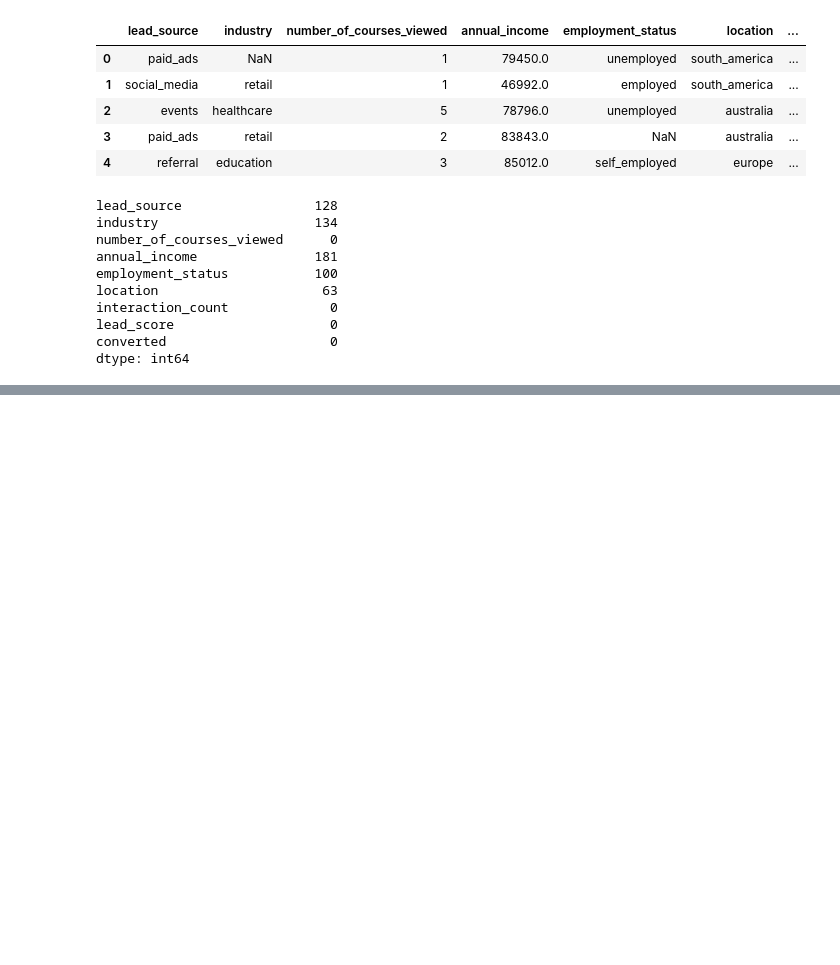
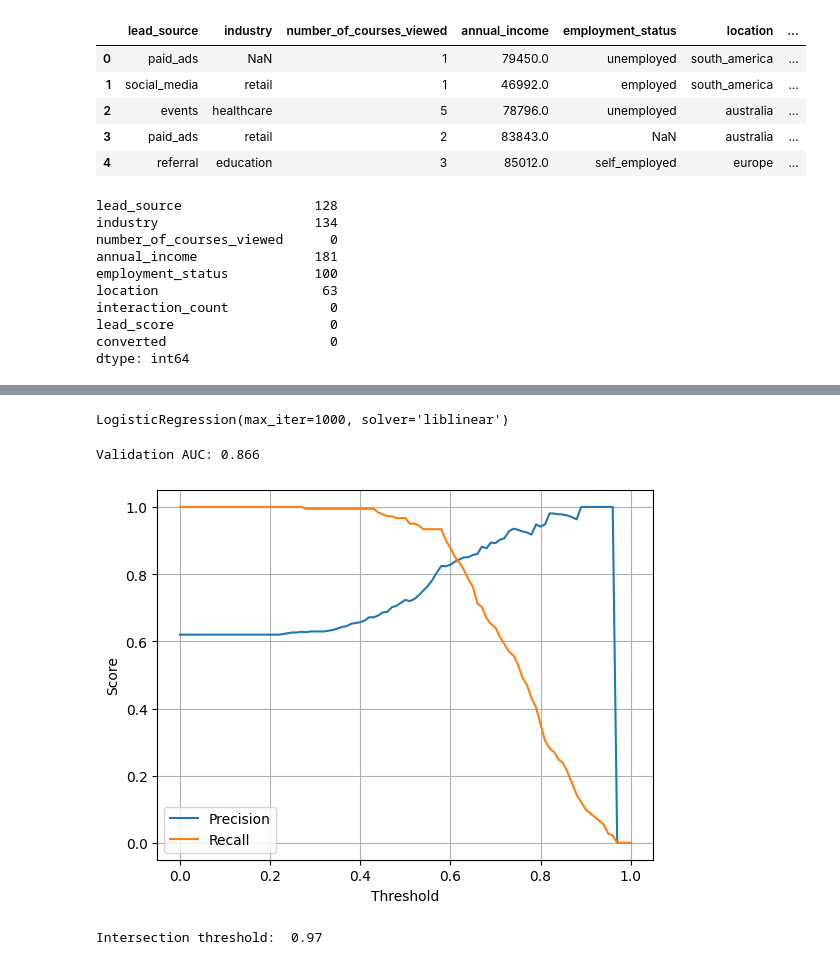
Before and after one commit to arm0406/machine-learning-zoomcamp-homework, a Jupyter notebook: 04-evaluation/homework-4.ipynb, the cells around one changed output, grey strips where cells are left out. Saved outputs shown, nothing was run; the diff lists cells and outputs as text; code cells hidden in the pictures; blank space fills up the shorter version.

```diff
--- a/04-evaluation/homework-4.ipynb
+++ b/04-evaluation/homework-4.ipynb
@@ -45,0 +81,43 @@ X_val, X_test, y_val, y_test = train_test_split(
+# %%
+dv = DictVectorizer(sparse=False)
+X_train_encoded = dv.fit_transform(X_train_dict)
+X_val_encoded = dv.transform(X_val_dict)
+# %%
+model = LogisticRegression(solver='liblinear', C=1.0, max_iter=1000)
+model.fit(X_train_encoded, y_train)
+# %% [output]
+LogisticRegression(max_iter=1000, solver='liblinear')
+# %%
+y_val_pred = model.predict_proba(X_val_encoded)[:, 1]
+auc = roc_auc_score(y_val, y_val_pred)
+print('Validation AUC:', round(auc, 3))
+# %% [output]
+Validation AUC: 0.866
+# %%
+thresholds = np.arange(0.0, 1.01, 0.01)
+precision = []
+recall = []
+
+for t in thresholds:
+    preds = (y_val_pred >= t).astype(int)
+    precision.append(precision_score(y_val, preds, zero_division=0))
+    recall.append(recall_score(y_val, preds))
+# %%
+plt.plot(thresholds, precision, label='Precision')
+plt.plot(thresholds, recall, label='Recall')
+plt.xlabel('Threshold')
+plt.ylabel('Score')
+plt.legend()
+plt.grid(True)
+plt.show()
+# %% [output]
+[figure, added]
+# %%
+precision = np.array(precision)
+recall = np.array(recall)
+diff = np.abs(precision - recall)
+intersection_idx = np.argmin(diff)
+intersection_threshold = thresholds[intersection_idx]
+print("Intersection threshold: ", round(intersection_threshold, 3))
+# %% [output]
+Intersection threshold:  0.97
```
Also changed, not shown: parts of 10 cells of this notebook.
